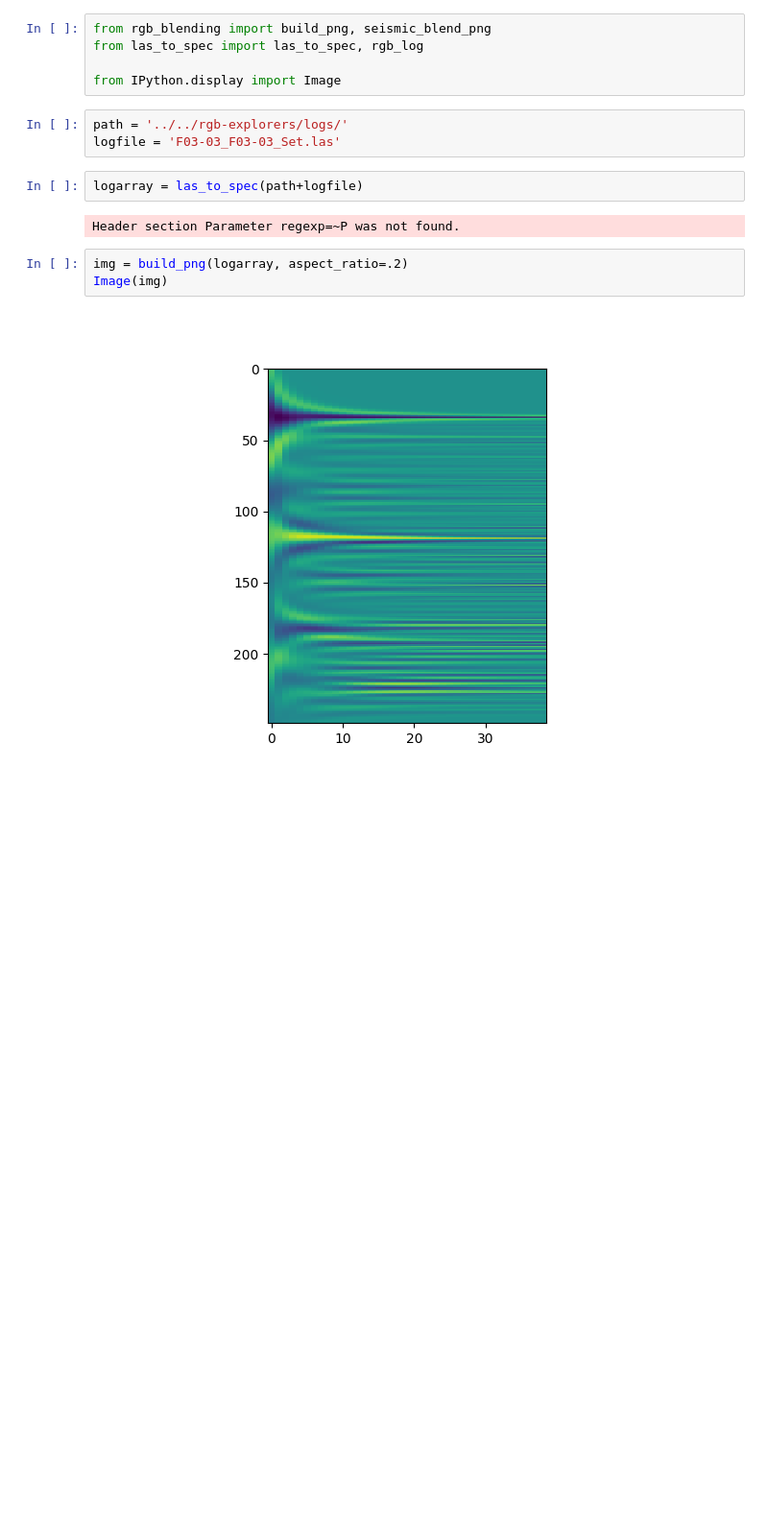
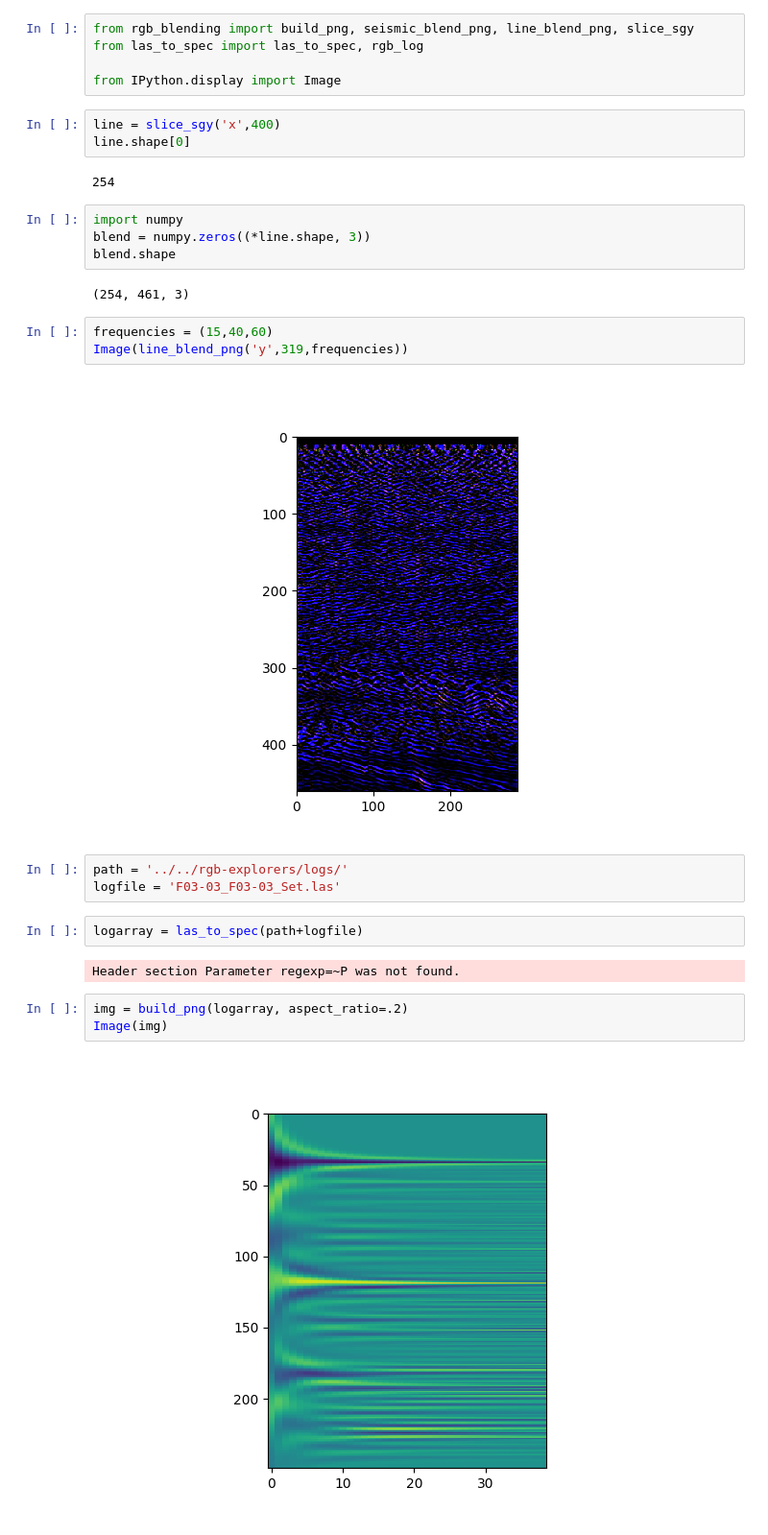
Before and after one commit to Gijsbertbas/rgb-explorers-backend, a Jupyter notebook: processing/test_blending.ipynb, the cells around one changed output. Shown: that part at 96% size. Saved outputs shown, nothing was run; the diff lists cells and outputs as text; blank space fills up the shorter version.

```diff
--- a/processing/test_blending.ipynb
+++ b/processing/test_blending.ipynb
@@ -1,8 +1,24 @@
 # %%
-from rgb_blending import build_png, seismic_blend_png
+from rgb_blending import build_png, seismic_blend_png, line_blend_png, slice_sgy
 from las_to_spec import las_to_spec, rgb_log
 
 from IPython.display import Image
+# %%
+line = slice_sgy('x',400)
+line.shape[0]
+# %% [output]
+254
+# %%
+import numpy
+blend = numpy.zeros((*line.shape, 3))
+blend.shape
+# %% [output]
+(254, 461, 3)
+# %%
+frequencies = (15,40,60)
+Image(line_blend_png('y',319,frequencies))
+# %% [output]
+[figure, added]
 # %%
 path = '../../rgb-explorers/logs/'
 logfile = 'F03-03_F03-03_Set.las'
```
Also changed, not shown: parts of 4 cells of this notebook.
